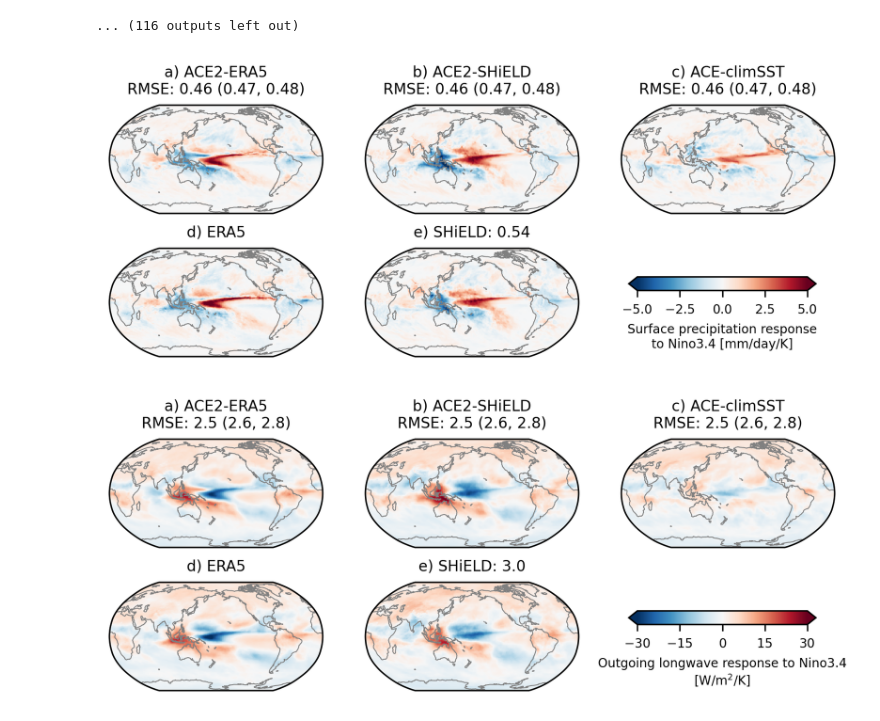
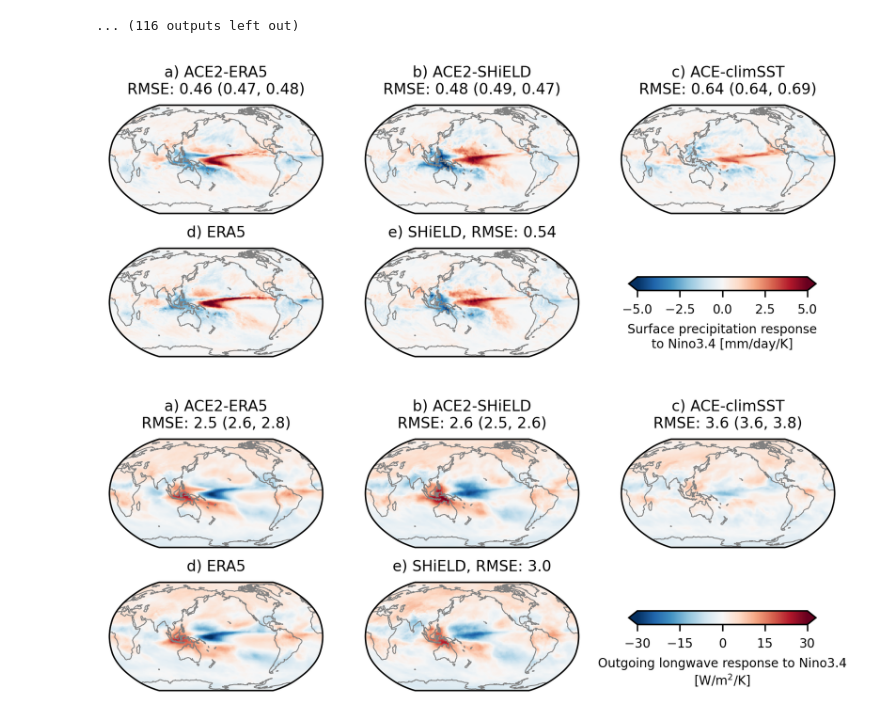
Before and after one commit to ai2cm/ace2-paper, a Jupyter notebook: notebooks/climate_skill_1deg_enso_correlation.ipynb, the cells around one changed output. Cells and saved outputs as stored; diff of their text form; code cells hidden in the pictures.

Commit message:
fix enso title bug

```diff
--- a/notebooks/climate_skill_1deg_enso_correlation.ipynb
+++ b/notebooks/climate_skill_1deg_enso_correlation.ipynb
@@ -100,41 +100,41 @@ enso_coefficient_maps[plot_var].sel(
     IC='IC0', duration=duration, source='prediction', group='ACE2-SHiELD'
 ).plot(ax=ax1, transform=ccrs.PlateCarree(), add_colorbar=False, **plot_kwargs)
 ax1_rmse = metric_da.sel(duration=duration, group='ACE2-SHiELD')
-ax1.set_title(f'{ascii_lowercase[1]}) ACE2-SHiELD\nRMSE: {ax0_rmse.sel(IC="IC0").item():{fmt}} ({ax0_rmse.sel(IC="IC1").item():{fmt}}, {ax0_rmse.sel(IC="IC2").item():{fmt}})')
+ax1.set_title(f'{ascii_lowercase[1]}) ACE2-SHiELD\nRMSE: {ax1_rmse.sel(IC="IC0").item():{fmt}} ({ax1_rmse.sel(IC="IC1").item():{fmt}}, {ax1_rmse.sel(IC="IC2").item():{fmt}})')
 ax2 = axes[0, 2]
 enso_coefficient_maps[plot_var].sel(
     IC='IC0', duration=duration, source='prediction', group='ACE-climSST'
 ).plot(ax=ax2, transform=ccrs.PlateCarree(), add_colorbar=False, **plot_kwargs)
 ax2_rmse = metric_da.sel(duration=duration, group='ACE-climSST')
-ax2.set_title(f'{ascii_lowercase[2]}) ACE-climSST\nRMSE: {ax0_rmse.sel(IC="IC0").item():{fmt}} ({ax0_rmse.sel(IC="IC1").item():{fmt}}, {ax0_rmse.sel(IC="IC2").item():{fmt}})')
+ax2.set_title(f'{ascii_lowercase[2]}) ACE-climSST\nRMSE: {ax2_rmse.sel(IC="IC0").item():{fmt}} ({ax2_rmse.sel(IC="IC1").item():{fmt}}, {ax2_rmse.sel(IC="IC2").item():{fmt}})')
 ax3 = axes[1, 0]
 enso_coefficient_maps[plot_var].sel(
     IC='IC0', duration=duration, source='target', group='ACE2-ERA5'
 ).plot(ax=ax3, transform=ccrs.PlateCarree(), add_colorbar=False, **plot_kwargs)
 ax3.set_title(f'{ascii_lowercase[3]}) ERA5')
 ax4 = axes[1, 1]
 enso_coefficient_maps[plot_var].sel(
     IC='IC0', duration=duration, source='target', group='ACE2-SHiELD'
 ).plot(ax=ax4, transform=ccrs.PlateCarree(), add_colorbar=False, **plot_kwargs)
 ax4_rmse = metric_da.sel(duration=duration, IC='IC0', group='SHiELD-reference')
-ax4.set_title(f'{ascii_lowercase[4]}) SHiELD: {ax4_rmse.item():{fmt}}')
+ax4.set_title(f'{ascii_lowercase[4]}) SHiELD, RMSE: {ax4_rmse.item():{fmt}}')
 [ax.coastlines(color='gray', lw=0.5) for ax in axes.flatten()[:-1]]
 ax5 = axes[1, 2]
 ax5.set_axis_off()
 del ax5
 ax5 = fig.add_axes([0.68, 0.32, 0.2, 0.04])
 cb = fig.colorbar(
     h,
     cax=ax5,
     orientation='horizontal',
     extend='both',
     ticks=np.linspace(-var_scale, var_scale, 5),
 )
 cb.set_label(cbar_label, fontsize='small')
 ax5.tick_params(labelsize='small')
 savefig(fig, f'climate_skill_1deg_enso_coefficient_maps_{plot_var}.png')
 # %% [output]
-[figure, old version]
+[figure, new version]
 # %%
 plot_var = 'ULWRFtoa'
 cbar_label = 'Outgoing longwave response to Nino3.4\n' + r'[W/m$^2$/K]'
@@ -163,13 +163,13 @@ enso_coefficient_maps[plot_var].sel(
     IC='IC0', duration=duration, source='prediction', group='ACE2-SHiELD'
 ).plot(ax=ax1, transform=ccrs.PlateCarree(), add_colorbar=False, **plot_kwargs)
 ax1_rmse = metric_da.sel(duration=duration, group='ACE2-SHiELD')
-ax1.set_title(f'{ascii_lowercase[1]}) ACE2-SHiELD\nRMSE: {ax0_rmse.sel(IC="IC0").item():{fmt}} ({ax0_rmse.sel(IC="IC1").item():{fmt}}, {ax0_rmse.sel(IC="IC2").item():{fmt}})')
+ax1.set_title(f'{ascii_lowercase[1]}) ACE2-SHiELD\nRMSE: {ax1_rmse.sel(IC="IC0").item():{fmt}} ({ax1_rmse.sel(IC="IC1").item():{fmt}}, {ax1_rmse.sel(IC="IC2").item():{fmt}})')
 ax2 = axes[0, 2]
 enso_coefficient_maps[plot_var].sel(
     IC='IC0', duration=duration, source='prediction', group='ACE-climSST'
 ).plot(ax=ax2, transform=ccrs.PlateCarree(), add_colorbar=False, **plot_kwargs)
 ax2_rmse = metric_da.sel(duration=duration, group='ACE-climSST')
-ax2.set_title(f'{ascii_lowercase[2]}) ACE-climSST\nRMSE: {ax0_rmse.sel(IC="IC0").item():{fmt}} ({ax0_rmse.sel(IC="IC1").item():{fmt}}, {ax0_rmse.sel(IC="IC2").item():{fmt}})')
+ax2.set_title(f'{ascii_lowercase[2]}) ACE-climSST\nRMSE: {ax2_rmse.sel(IC="IC0").item():{fmt}} ({ax2_rmse.sel(IC="IC1").item():{fmt}}, {ax2_rmse.sel(IC="IC2").item():{fmt}})')
 ax3 = axes[1, 0]
 enso_coefficient_maps[plot_var].sel(
     IC='IC0', duration=duration, source='target', group='ACE2-ERA5'
@@ -180,7 +180,7 @@ enso_coefficient_maps[plot_var].sel(
     IC='IC0', duration=duration, source='target', group='ACE2-SHiELD'
 ).plot(ax=ax4, transform=ccrs.PlateCarree(), add_colorbar=False, **plot_kwargs)
 ax4_rmse = metric_da.sel(duration=duration, IC='IC0', group='SHiELD-reference')
-ax4.set_title(f'{ascii_lowercase[4]}) SHiELD: {ax4_rmse.item():{fmt}}')
+ax4.set_title(f'{ascii_lowercase[4]}) SHiELD, RMSE: {ax4_rmse.item():{fmt}}')
 [ax.coastlines(color='gray', lw=0.5) for ax in axes.flatten()[:-1]]
 ax5 = axes[1, 2]
 ax5.set_axis_off()
@@ -198,4 +198,4 @@ cb.set_label(cbar_label, fontsize='small')
 ax5.tick_params(labelsize='small')
 savefig(fig, f'climate_skill_1deg_enso_coefficient_maps_{plot_var}.png')
 # %% [output]
-[figure, old version]
+[figure, new version]
```
Also changed, not shown: 2 other files.
